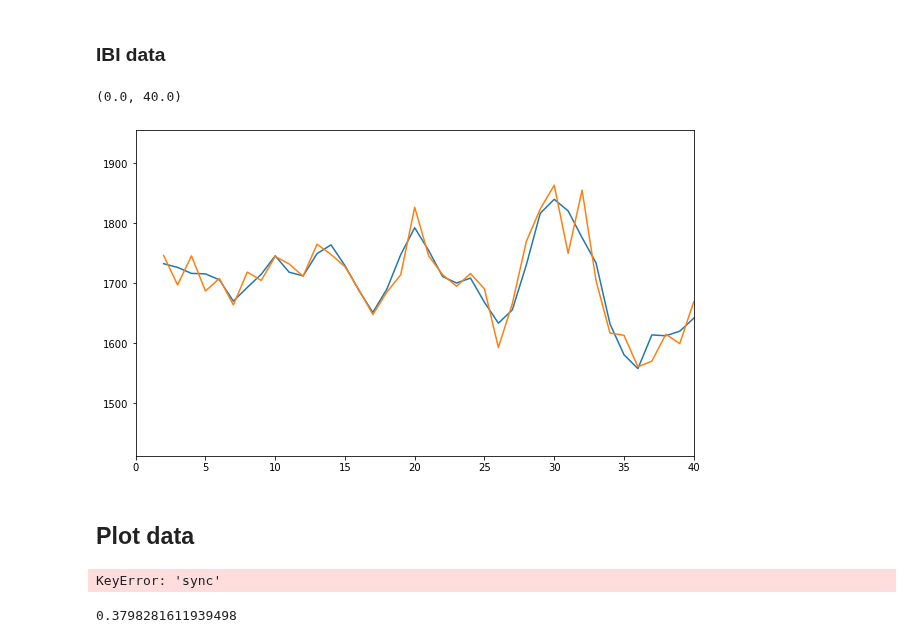
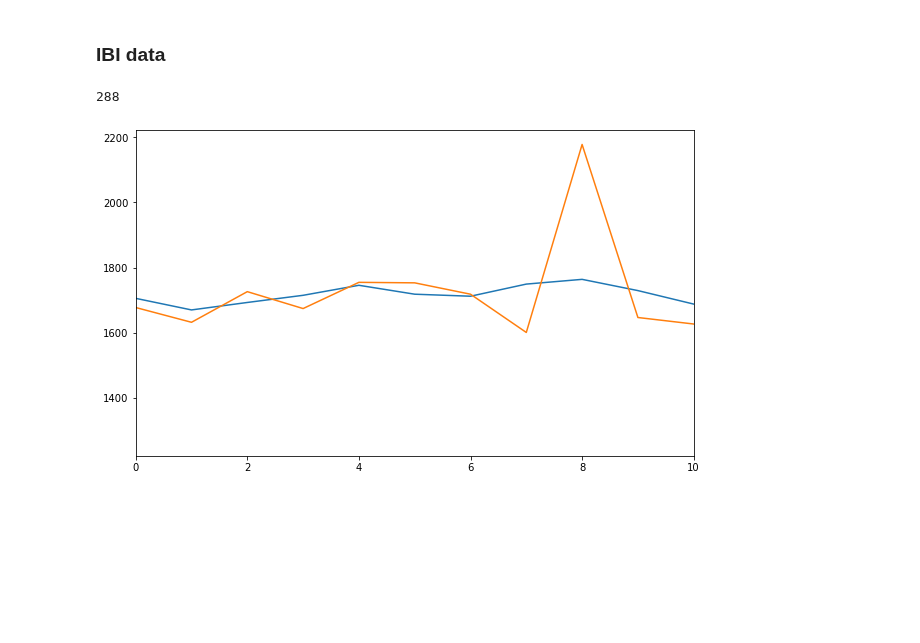
Before and after one commit to visserle/two-hearts, a Jupyter notebook: 05_simulation.ipynb, the cells around one changed output. Drawn from its saved outputs; the diff is of its cells as text; code cells hidden in the pictures; blank space fills up the shorter version.

```diff
--- a/05_simulation.ipynb
+++ b/05_simulation.ipynb
@@ -162,7 +162,7 @@ rpeaks_idx[con] = [
 ]
 noise = [
     # returns 2 vaules in a nested list: noise[:] & noisepercentage[-1]
-    make_noise(rpeaks_idx[con][i],noise_spread=0)
+    make_noise(rpeaks_idx[con][i],noise_spread=100)
     for i in participants
 ]
 # %%
@@ -259,21 +260,18 @@ SD: 0.00
 # at the end
 data_trim = {}
 data_down = {}
-data_lag = {}
-data_lag["sync"] = [None]*(num_participants)
-data_fin = {}
 
 # Trim data_mix to get rid of nans
-# using a for loop over con leads to overwriting the same values
 for con in list(data_simul_temp.keys()):
     data_trim[con] = [
-        # remove first and last 6 s (extra kong because of lag)
-        data_simul_temp[con][i][6*sampling_rate:300*sampling_rate-6*sampling_rate]
+        # remove first and last 6 s (extra long because of lag)
+        data_simul_temp[con][i][6*sampling_rate:-6*sampling_rate]
         for i in participants
     ]
 
+# Downsampling to 50 Hz
+sampling_rate_new = 50
 for con in list(data_simul_temp.keys()):
-    # Downsampling to 50 Hz
     data_down[con] = [
         data_trim[con][i][::40]
         for i in participants
@@ -300,5 +364,7 @@ print(np.equal(a["sync"][0][:-lag],a["sync"][1][lag:]))
 # %% [markdown]
 ### IBI data
+# %%
+sampling_rate = 2000
 # %%
 # Generate rpeaks based on rpeaks_idx
 def rpeaks_from_rpeaks_idx(rpeaks_idx, length):
@@ -439,26 +507,21 @@ for con in conditions:
         get_ibi_timeseries_interpolated_window(ibi_ts_ip[con][i])
         for i in participants
     ]
+
+    # remove first and last 6 s (extra long because of lag)
+    ibi_ts_ip_1hz[con] = [
+        ibi_ts_ip_1hz[con][i][6:-6]
+        for i in participants
+    ]
+    ibi_ts_ip_win[con] = [
+        ibi_ts_ip_win[con][i][6:-6]
+        for i in participants
+    ]
 # %%
 plt.plot(np.array(ibi_ts_ip_1hz["gaze"][0]))
-plt.plot(np.array(ibi_ts_ip_1hz["sync"][1]))
-plt.xlim(0,40)
+plt.plot(np.array(ibi_ts_ip_1hz["sync"][1][1:]))
+plt.xlim(0,10)
+len(ibi_ts_ip_1hz["sync"][1])
 # %% [output]
-(0.0, 40.0)
+288
-[figure, old version]
+[figure, new version]
-# %% [markdown]
-## Plot data
-# %%
-# SYNC
-# Plot data & sanity check
-plt.plot(data_fin["sync"][0])
-plt.plot(data_fin["sync"][1])
-plt.xlim(0,2000)
-np.equal(data_fin["gaze"][3][:-lag], data_fin["sync"][2])
-# %% [output]
-KeyError: 'sync'
-# %%
-corr = np.corrcoef(data_fin["sync"][0],data_fin["sync"][1])[0,1]
-corr
-# %% [output]
-0.3798281611939498
```
Also changed, not shown: parts of 18 cells of this notebook.
